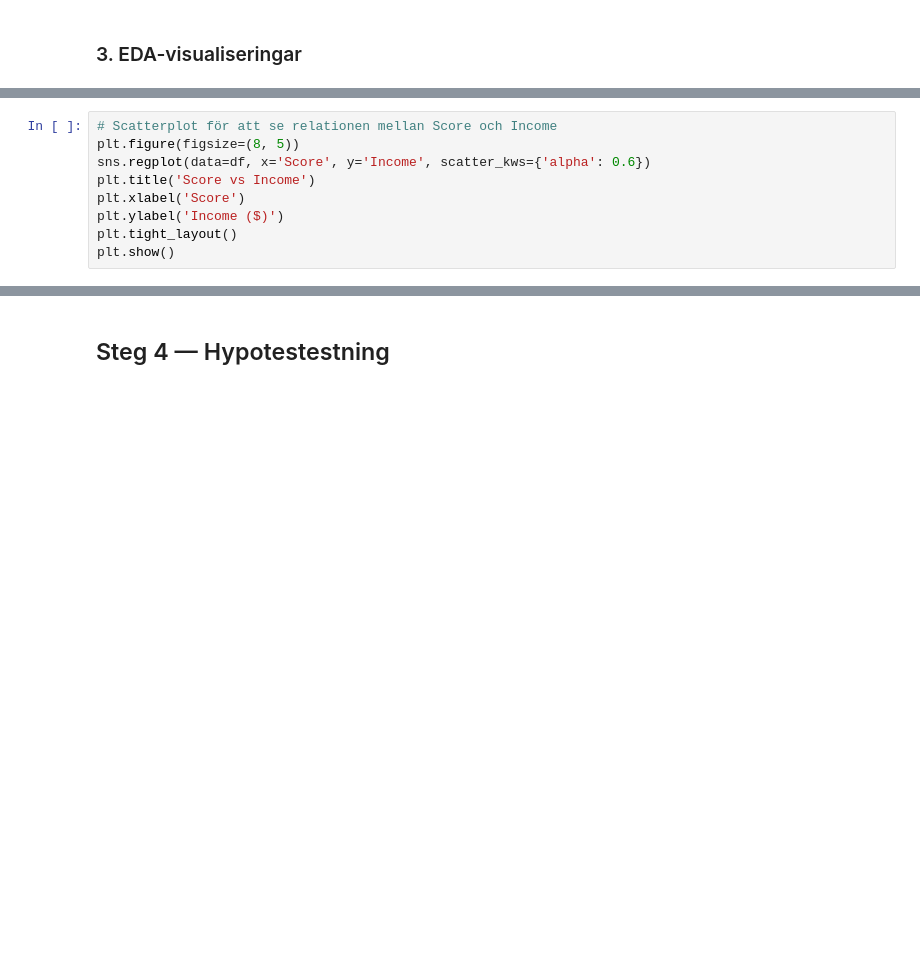
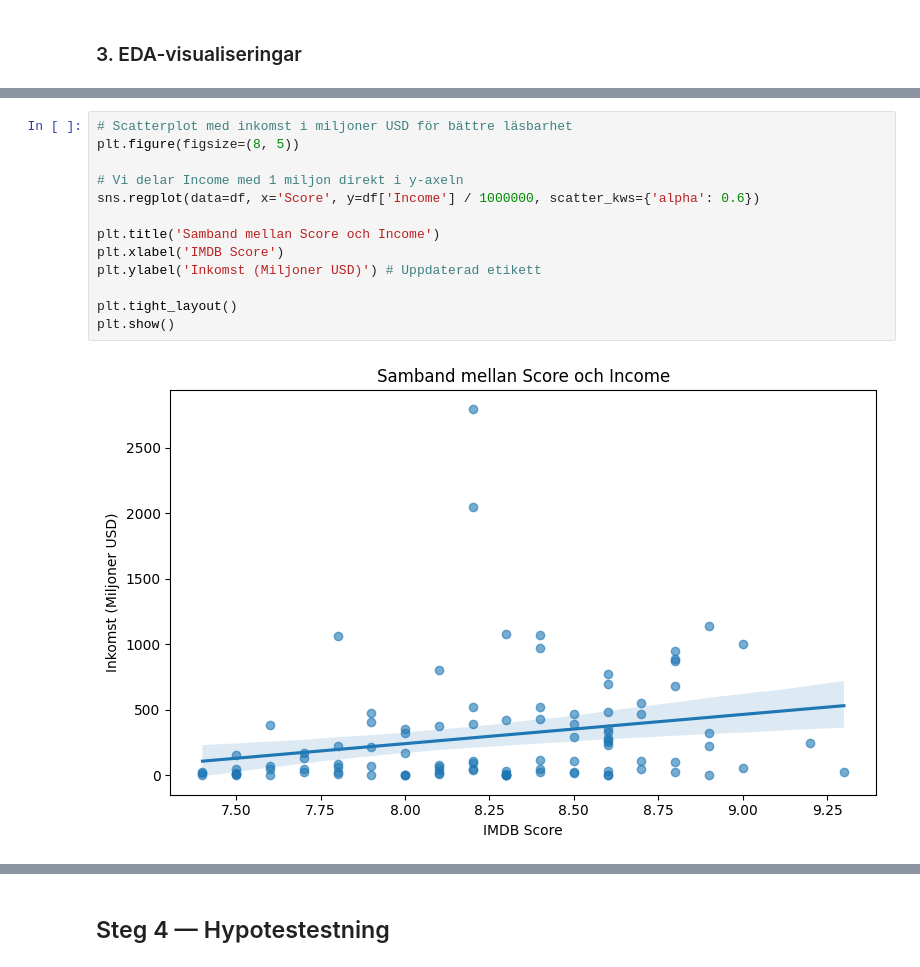
Before and after one commit to davidfjellstrom/EDA-analysis, a Jupyter notebook: eda_imdb.ipynb, the cells around one changed output, grey strips where cells are left out. Drawn from its saved outputs; the diff is of its cells as text; blank space fills up the shorter version.

```diff
--- a/eda_imdb.ipynb
+++ b/eda_imdb.ipynb
@@ -210,12 +363,18 @@ plt.show()
 # %%
-# Scatterplot för att se relationen mellan Score och Income
+# Scatterplot med inkomst i miljoner USD för bättre läsbarhet
 plt.figure(figsize=(8, 5))
-sns.regplot(data=df, x='Score', y='Income', scatter_kws={'alpha': 0.6})
-plt.title('Score vs Income')
-plt.xlabel('Score')
-plt.ylabel('Income ($)')
+
+# Vi delar Income med 1 miljon direkt i y-axeln
+sns.regplot(data=df, x='Score', y=df['Income'] / 1000000, scatter_kws={'alpha': 0.6})
+
+plt.title('Samband mellan Score och Income')
+plt.xlabel('IMDB Score')
+plt.ylabel('Inkomst (Miljoner USD)') # Uppdaterad etikett
+
 plt.tight_layout()
 plt.show()
+# %% [output]
+[figure, added]
 # %%
 # Pairplot för att se relationer mellan flera numeriska variabler
 # Väljer ut de numeriska kolumnerna vi vill jämföra
```
Also changed, not shown: parts of 28 cells of this notebook.
